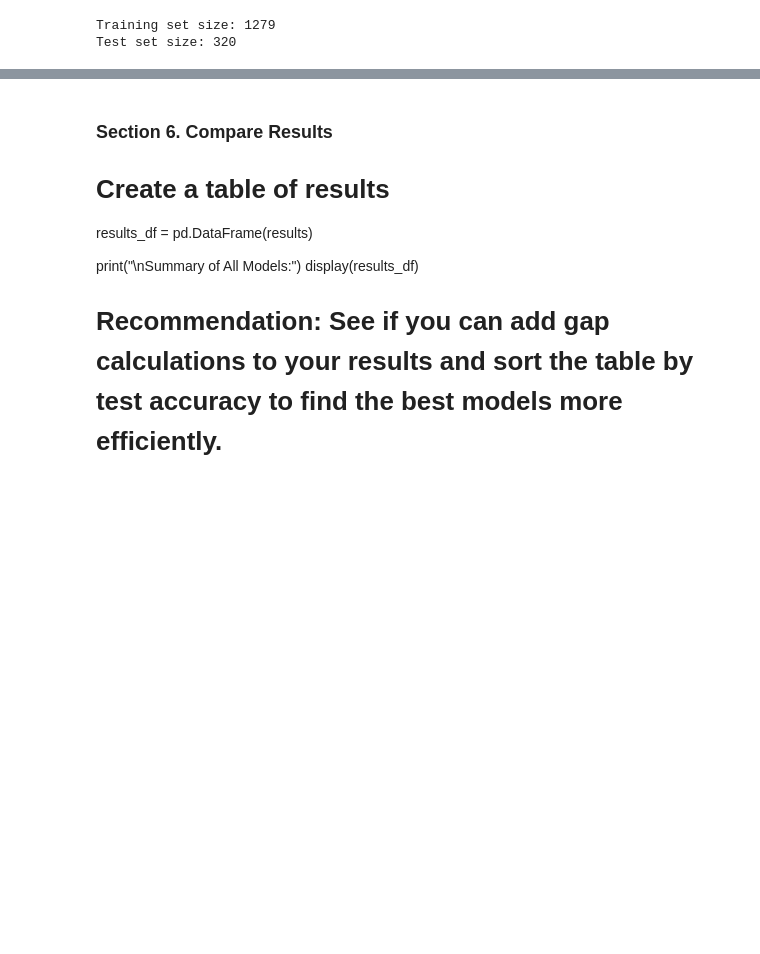
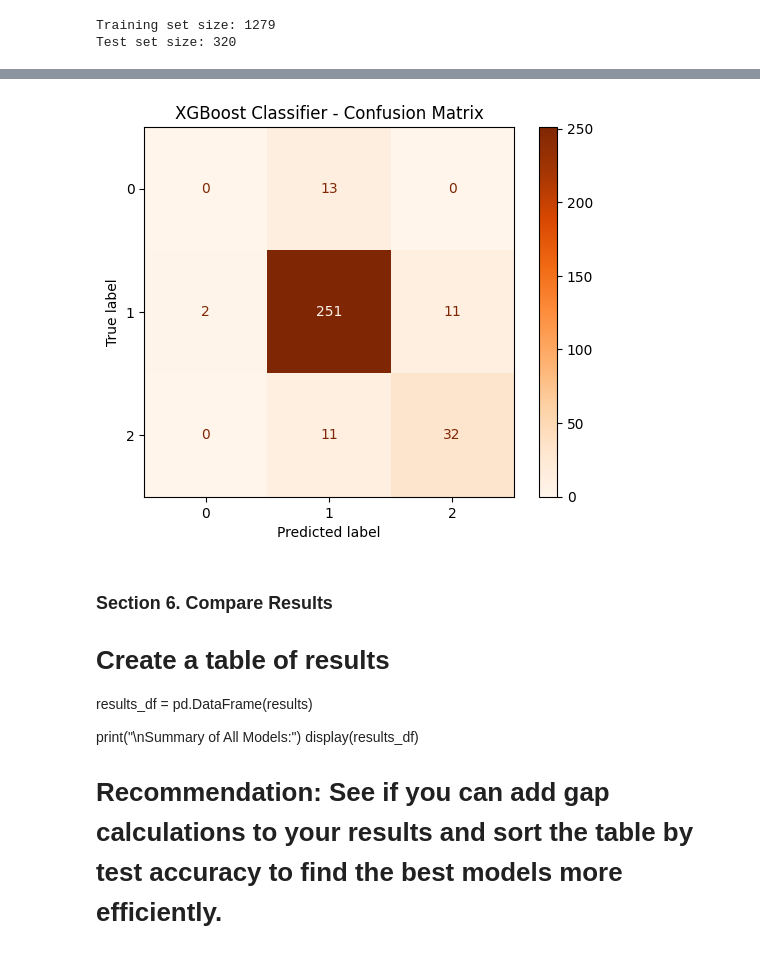
Before and after one commit to Data-Git-Hub/applied-ml-data-git-hub, a Jupyter notebook: lab05/ensemble-data-git-hub.ipynb, the cells around one changed output, grey strips where cells are left out. Cells and saved outputs as stored; diff of their text form; code cells hidden in the pictures; blank space fills up the shorter version.

```diff
--- a/lab05/ensemble-data-git-hub.ipynb
+++ b/lab05/ensemble-data-git-hub.ipynb
@@ -503,3 +376,23 @@ evaluate_model(
+# %%
+# XGBoost Classifier - Best Fit Model
+xgb_model = XGBClassifier(
+    n_estimators=200,
+    learning_rate=0.1,
+    max_depth=5,
+    subsample=0.8,
+    colsample_bytree=0.8,
+    eval_metric="mlogloss",  # Required for multi-class classification
+    random_state=42
+)
+
+evaluate_model("XGBoost Classifier", xgb_model, X_train, y_train, X_test, y_test, results)
+
+# Confusion matrix
+disp = ConfusionMatrixDisplay.from_estimator(xgb_model, X_test, y_test, cmap="Oranges")
+disp.ax_.set_title("XGBoost Classifier - Confusion Matrix")
+plt.show()
+# %% [output]
+[figure, added]
 # %% [markdown]
 ### Section 6. Compare Results
 # Create a table of results
```
Also changed, not shown: parts of 10 cells of this notebook, 2 other files.
